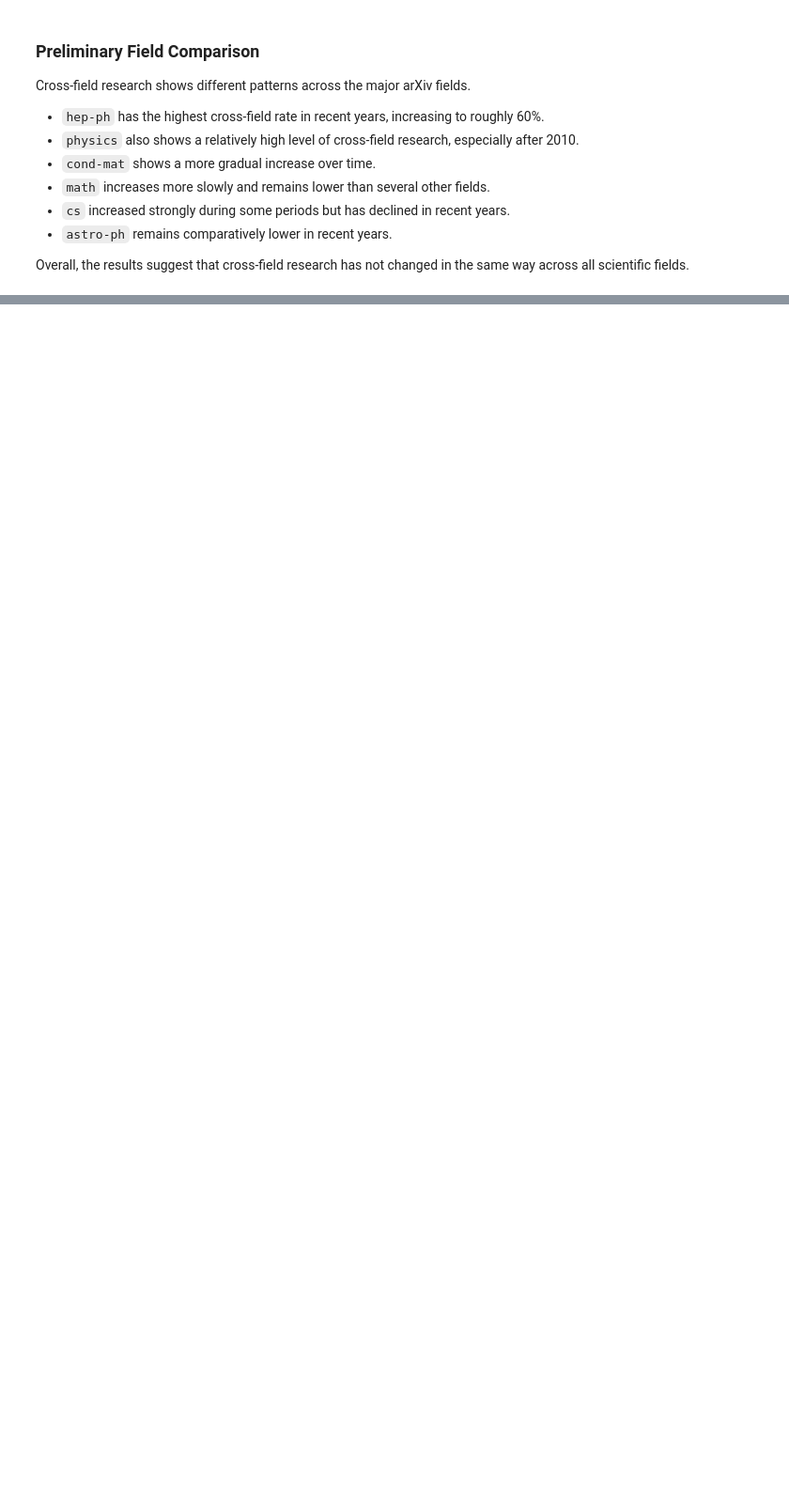
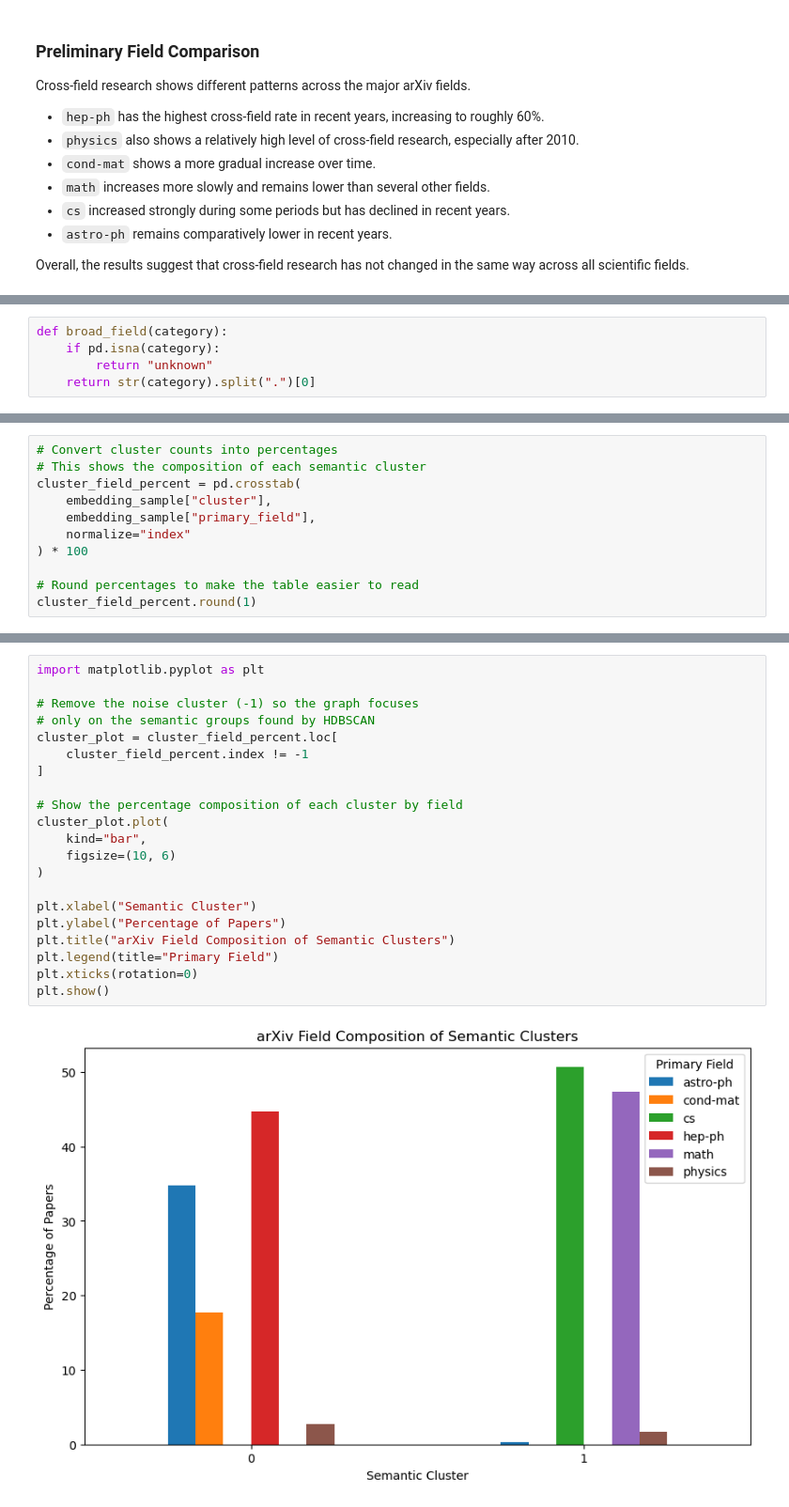
Before and after one commit to csci4491/applied_ds_capstone, a Jupyter notebook: notebooks/2_arxiv_collaboration.ipynb, the cells around one changed output, grey strips where cells are left out. Shown at 94% size. Cells and saved outputs as stored; diff of their text form; blank space fills up the shorter version.

Commit message:
Add Phase 3 SBERT cross-field analysis

```diff
--- a/notebooks/2_arxiv_collaboration.ipynb
+++ b/notebooks/2_arxiv_collaboration.ipynb
@@ -380,0 +467,5 @@ Overall, the results suggest that cross-field research has not changed in the sa
+# %%
+def broad_field(category):
+    if pd.isna(category):
+        return "unknown"
+    return str(category).split(".")[0]
@@ -380,0 +780,11 @@ Overall, the results suggest that cross-field research has not changed in the sa
+# %%
+# Convert cluster counts into percentages
+# This shows the composition of each semantic cluster
+cluster_field_percent = pd.crosstab(
+    embedding_sample["cluster"],
+    embedding_sample["primary_field"],
+    normalize="index"
+) * 100
+
+# Round percentages to make the table easier to read
+cluster_field_percent.round(1)
@@ -380,0 +799,23 @@ Overall, the results suggest that cross-field research has not changed in the sa
+# %%
+import matplotlib.pyplot as plt
+
+# Remove the noise cluster (-1) so the graph focuses
+# only on the semantic groups found by HDBSCAN
+cluster_plot = cluster_field_percent.loc[
+    cluster_field_percent.index != -1
+]
+
+# Show the percentage composition of each cluster by field
+cluster_plot.plot(
+    kind="bar",
+    figsize=(10, 6)
+)
+
+plt.xlabel("Semantic Cluster")
+plt.ylabel("Percentage of Papers")
+plt.title("arXiv Field Composition of Semantic Clusters")
+plt.legend(title="Primary Field")
+plt.xticks(rotation=0)
+plt.show()
+# %% [output]
+[figure, added]
```
Also changed, not shown: parts of 71 cells of this notebook, 1 other file.
